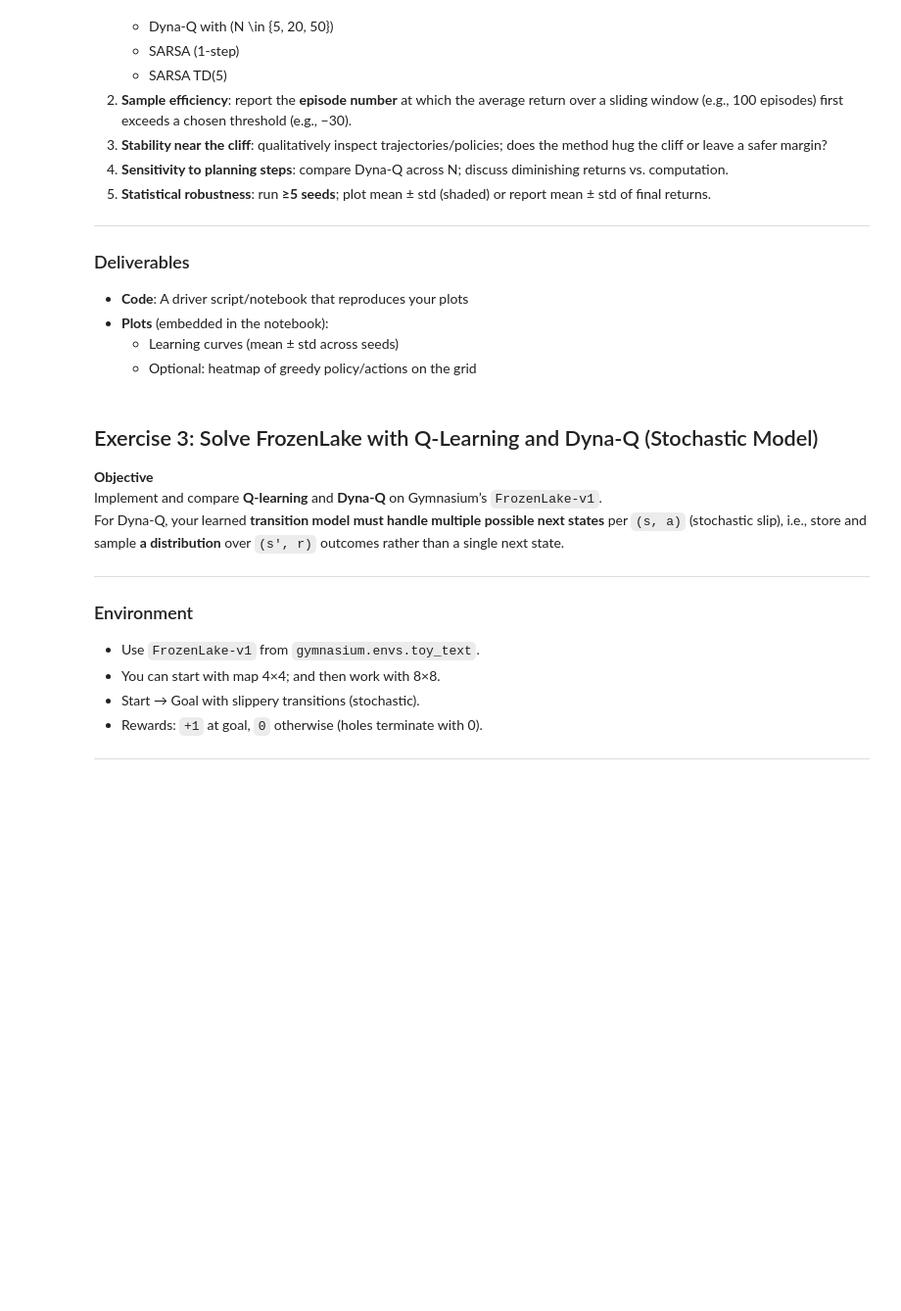
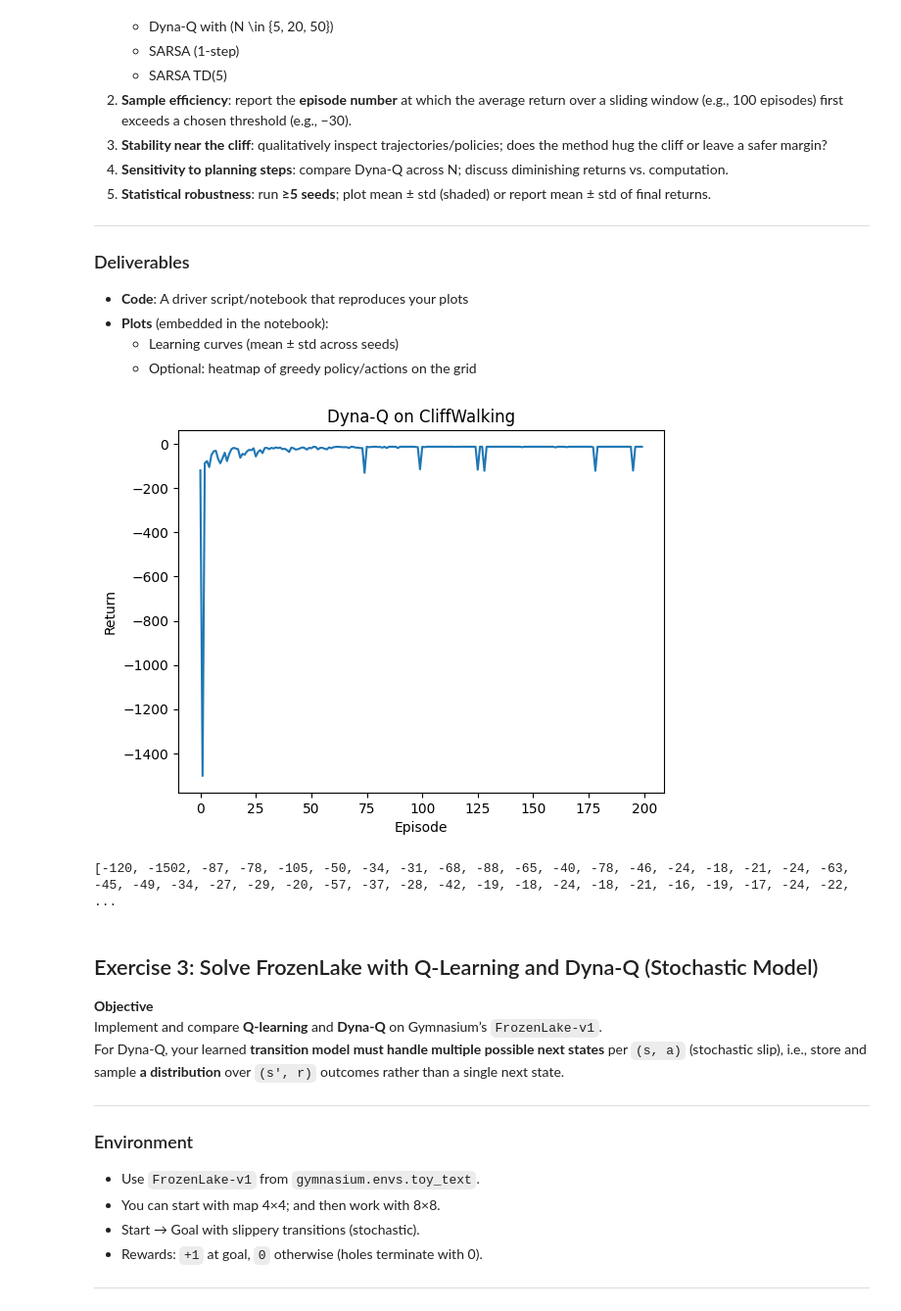
Before and after one commit to simkarwin/RL1, a Jupyter notebook: lab4_dyna.ipynb, the cells around one changed output. Shown at 98% size. Drawn from its saved outputs; the diff is of its cells as text; code cells hidden in the pictures; blank space fills up the shorter version.

```diff
--- a/lab4_dyna.ipynb
+++ b/lab4_dyna.ipynb
@@ -193,6 +231,81 @@ Use the **same** γ, α, ε schedule, and number of episodes for a fair comparis
 - **Plots** (embedded in the notebook):
   - Learning curves (mean ± std across seeds)
   - Optional: heatmap of greedy policy/actions on the grid
+# %%
+
+
+from tqdm import tqdm
+import numpy as np
+import gymnasium as gym
+import random
+import matplotlib.pyplot as plt
+
+# Environment
+env = gym.make("CliffWalking-v1")
+
+# Parameters
+n_states = env.observation_space.n
+n_actions = env.action_space.n
+alpha = 0.1           # step size (learning rate)
+gamma = 0.99          # discount factor
+epsilon = 0.01         # epsilon for epsilon-greedy policy
+n_step = 5            # number of steps for TD(n)
+n_episodes = 200
+planning_steps = 5
+
+def epsilon_greedy(state):
+    """Choose an action using epsilon-greedy policy."""
+    if np.random.rand() < epsilon:
+        return np.random.randint(n_actions)
+    return np.argmax(Q[state])
+
+# Track returns
+episode_returns = []
+
+# Initialize Q-table
+Q = np.zeros((n_states, n_actions))
+model = {s: {a: None for a in range(n_actions)} for s in range(n_states)}
+
+for _ in tqdm(range(n_episodes)):
+    state, _ = env.reset()
+    total_reward = 0
+    done = False
+
+    while not done:
+        action = epsilon_greedy(state)
+        next_state, reward, terminated, truncated, _ = env.step(action)
+        done = terminated or truncated
+        total_reward += reward
+        # print(reward, action)
+
+        Q[state, action] += alpha * (reward + gamma * np.max(Q[next_state]) - Q[state, action])
+        model[state][action] = (reward, next_state)
+
+
+        # Planning steps
+        for _ in range(planning_steps):
+            # randomly sample a previously seen (s,a)
+            seen_sa = [(s, a) for s in range(n_states) for a in range(n_actions) if model[s][a] is not None]
+            if len(seen_sa) == 0:
+                continue
+            s_p, a_p = random.choice(seen_sa)
+            r_p, s_next_p = model[s_p][a_p]
+            Q[s_p, a_p] += alpha * (r_p + gamma * np.max(Q[s_next_p]) - Q[s_p, a_p])
+
+        state = next_state
+
+    episode_returns.append(total_reward)
+
+# Plot learning curve
+plt.plot(episode_returns)
+plt.xlabel("Episode")
+plt.ylabel("Return")
+plt.title("Dyna-Q on CliffWalking")
+plt.show()
+print(episode_returns)
+# %% [output]
+[figure, added]
+[-120, -1502, -87, -78, -105, -50, -34, -31, -68, -88, -65, -40, -78, -46, -24, -18, -21, -24, -63, -45, -49, -34, -27, -29, -20, -57, -37, -28, -42, -19, -18, -24, -18, -21, -16, -19, -17, -24, -22,  ...
 # %% [markdown]
 ## Exercise 3: Solve FrozenLake with Q-Learning and Dyna-Q (Stochastic Model)
 
```
Also changed, not shown: parts of 3 cells of this notebook.
